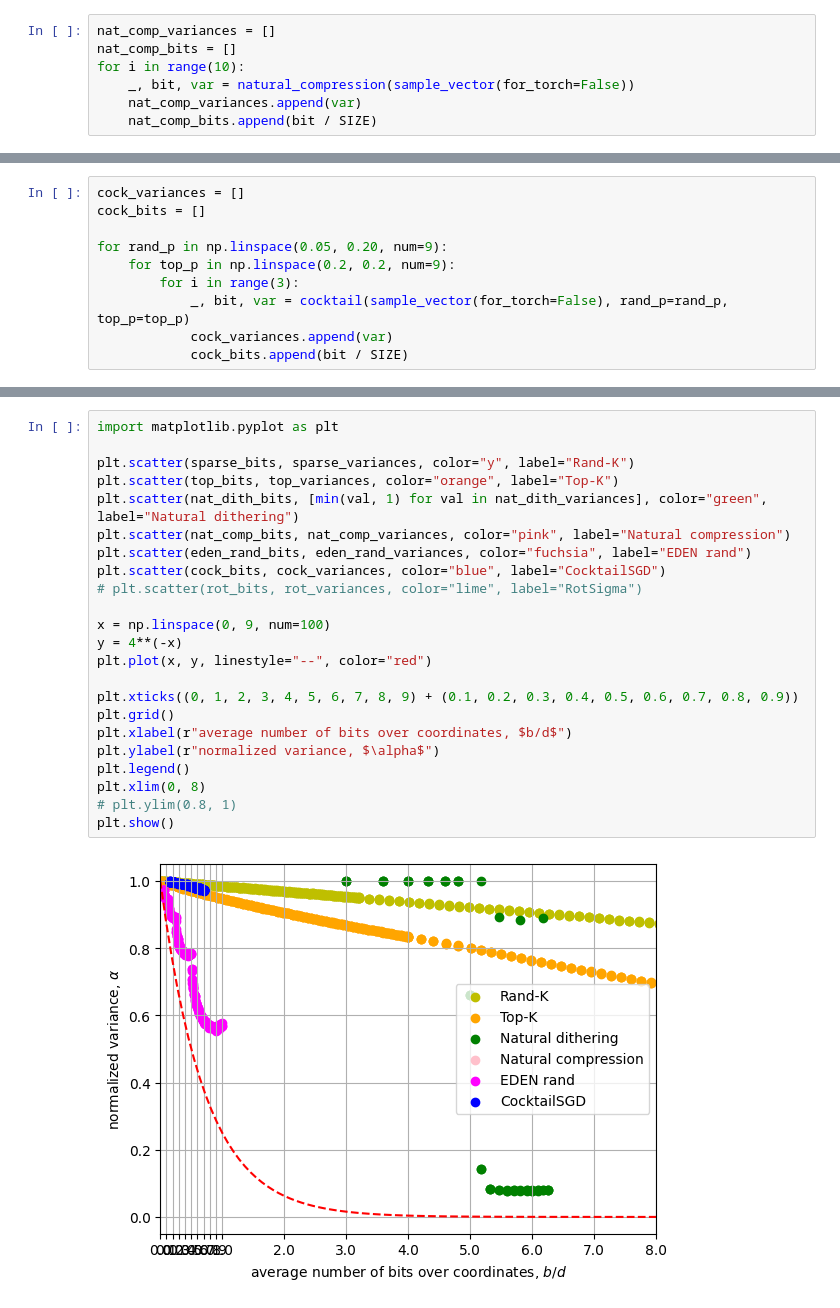
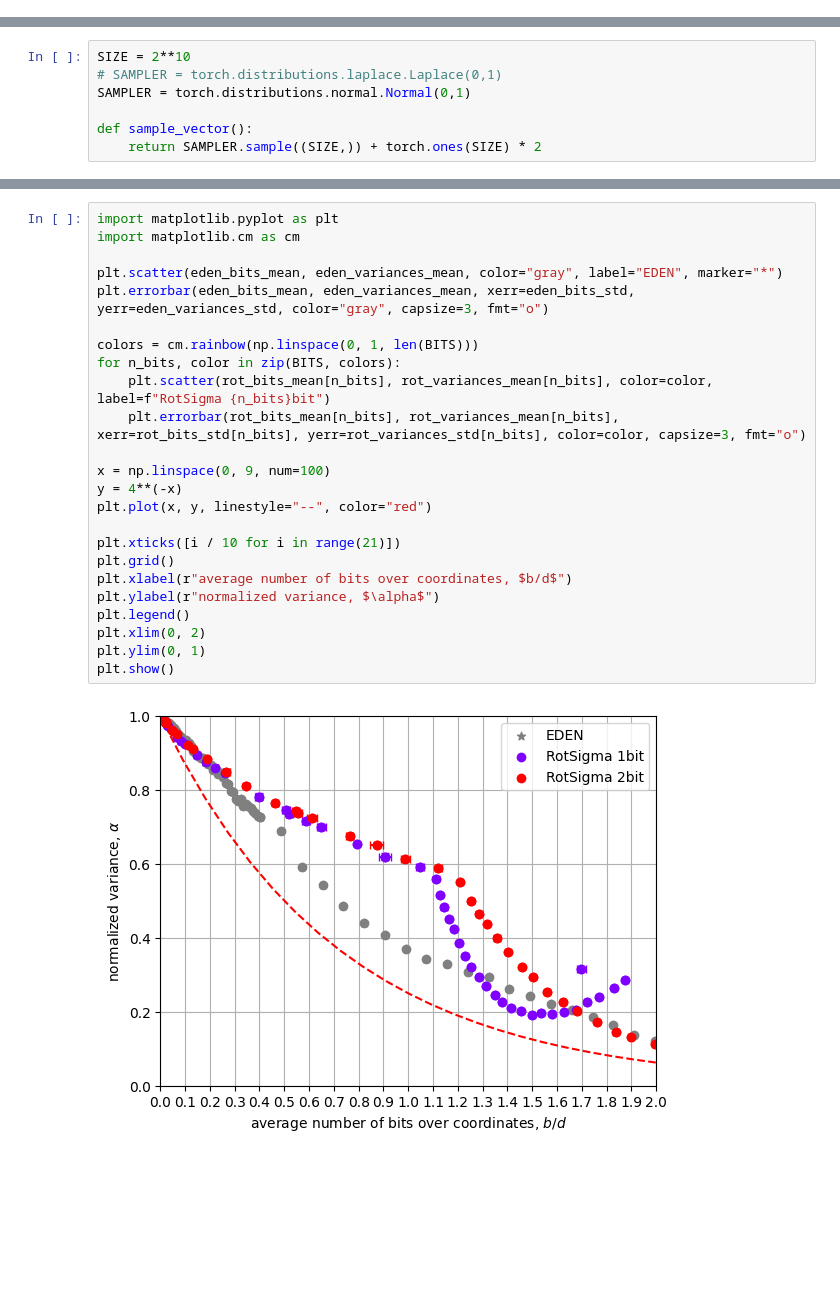
Before and after one commit to BlackSamorez/FL_playground, a Jupyter notebook: compressors.ipynb, the cells around one changed output, grey strips where cells are left out. Cells and saved outputs as stored; diff of their text form; blank space fills up the shorter version.

Commit message:
rot_sigma

```diff
--- a/compressors.ipynb
+++ b/compressors.ipynb
@@ -242,7 +0,0 @@ ValueError: p < 0, p > 1 or p is NaN
-# %%
-nat_comp_variances = []
-nat_comp_bits = []
-for i in range(10):
-    _, bit, var = natural_compression(sample_vector(for_torch=False))
-    nat_comp_variances.append(var)
-    nat_comp_bits.append(bit / SIZE)
@@ -258,10 +0,0 @@ for n_bits in np.linspace(0.05, 0.99, num=100):
-# %%
-cock_variances = []
-cock_bits = []
-
-for rand_p in np.linspace(0.05, 0.20, num=9):
-    for top_p in np.linspace(0.2, 0.2, num=9):
-        for i in range(3):
-            _, bit, var = cocktail(sample_vector(for_torch=False), rand_p=rand_p, top_p=top_p)
-            cock_variances.append(var)
-            cock_bits.append(bit / SIZE)
@@ -267,0 +58,7 @@ for rand_p in np.linspace(0.05, 0.20, num=9):
+# %%
+SIZE = 2**10
+# SAMPLER = torch.distributions.laplace.Laplace(0,1)
+SAMPLER = torch.distributions.normal.Normal(0,1)
+
+def sample_vector():
+    return SAMPLER.sample((SIZE,)) + torch.ones(SIZE) * 2
@@ -268,25 +146,26 @@ for rand_p in np.linspace(0.05, 0.20, num=9):
 # %%
 import matplotlib.pyplot as plt
+import matplotlib.cm as cm
 
-plt.scatter(sparse_bits, sparse_variances, color="y", label="Rand-K")
-plt.scatter(top_bits, top_variances, color="orange", label="Top-K")
-plt.scatter(nat_dith_bits, [min(val, 1) for val in nat_dith_variances], color="green", label="Natural dithering")
-plt.scatter(nat_comp_bits, nat_comp_variances, color="pink", label="Natural compression")
-plt.scatter(eden_rand_bits, eden_rand_variances, color="fuchsia", label="EDEN rand")
-plt.scatter(cock_bits, cock_variances, color="blue", label="CocktailSGD")
-# plt.scatter(rot_bits, rot_variances, color="lime", label="RotSigma")
+plt.scatter(eden_bits_mean, eden_variances_mean, color="gray", label="EDEN", marker="*")
+plt.errorbar(eden_bits_mean, eden_variances_mean, xerr=eden_bits_std, yerr=eden_variances_std, color="gray", capsize=3, fmt="o")
+
+colors = cm.rainbow(np.linspace(0, 1, len(BITS)))
+for n_bits, color in zip(BITS, colors):
+    plt.scatter(rot_bits_mean[n_bits], rot_variances_mean[n_bits], color=color, label=f"RotSigma {n_bits}bit")
+    plt.errorbar(rot_bits_mean[n_bits], rot_variances_mean[n_bits], xerr=rot_bits_std[n_bits], yerr=rot_variances_std[n_bits], color=color, capsize=3, fmt="o")
 
 x = np.linspace(0, 9, num=100)
 y = 4**(-x)
 plt.plot(x, y, linestyle="--", color="red")
 
-plt.xticks((0, 1, 2, 3, 4, 5, 6, 7, 8, 9) + (0.1, 0.2, 0.3, 0.4, 0.5, 0.6, 0.7, 0.8, 0.9))
+plt.xticks([i / 10 for i in range(21)])
 plt.grid()
 plt.xlabel(r"average number of bits over coordinates, $b/d$")
 plt.ylabel(r"normalized variance, $\alpha$")
 plt.legend()
-plt.xlim(0, 8)
-# plt.ylim(0.8, 1)
+plt.xlim(0, 2)
+plt.ylim(0, 1)
 plt.show()
 # %% [output]
-[figure, old version]
+[figure, new version]
```
Also changed, not shown: parts of 15 cells of this notebook, 1 other file.
